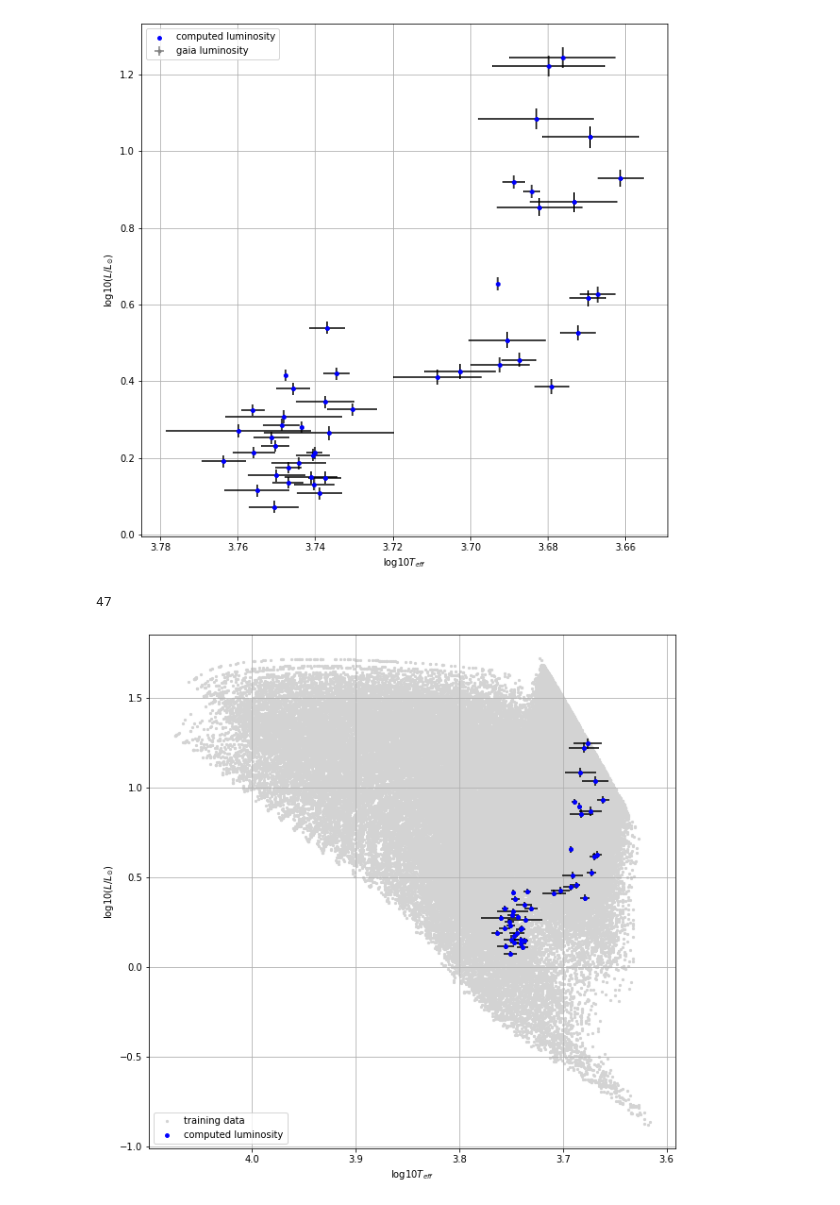
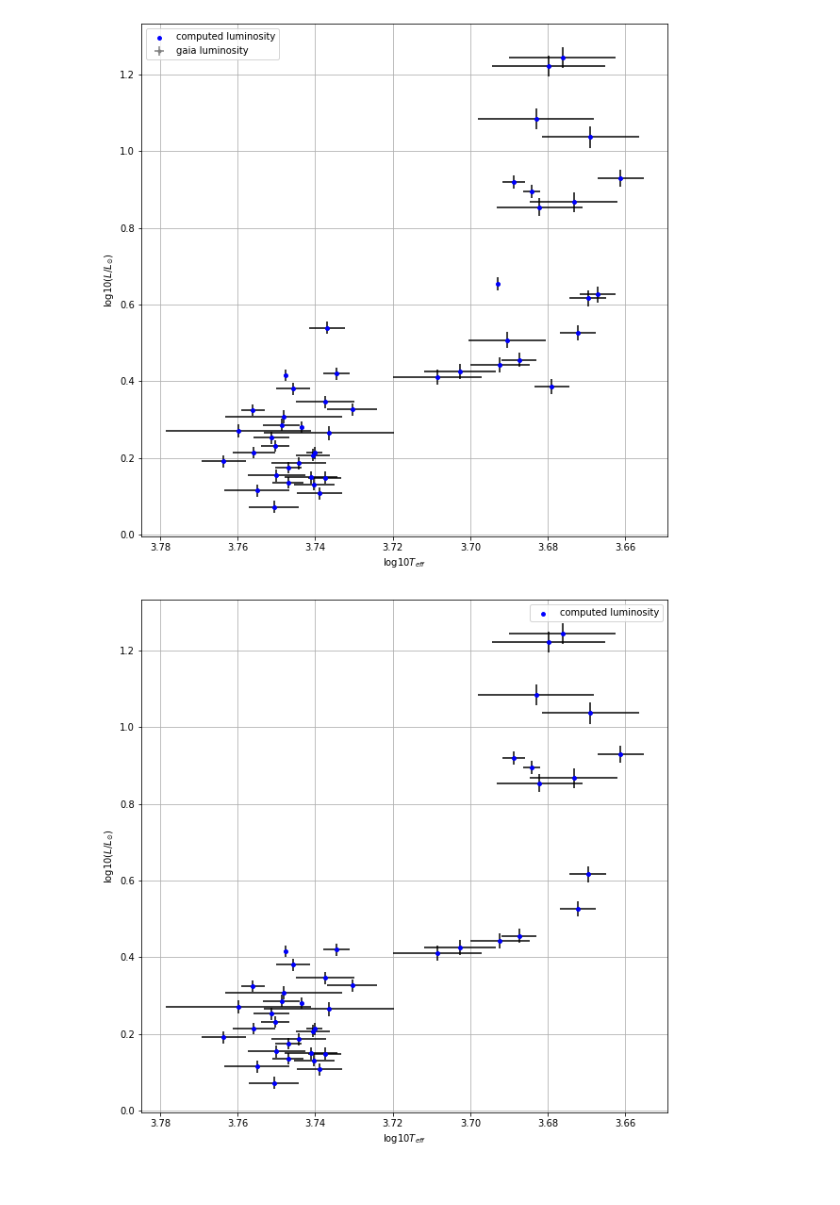
Before and after one commit to Harry-Westwood/Y4-Project-InterNeuralStellar, a Jupyter notebook: data_collection/NGC_6791/cluster_collect_NGC6791.ipynb, the cells around one changed output. Saved outputs shown, nothing was run; the diff lists cells and outputs as text; code cells hidden in the pictures.

Commit message:
enforcing more aggressive star removal - NGC6791

```diff
--- a/data_collection/NGC_6791/cluster_collect_NGC6791.ipynb
+++ b/data_collection/NGC_6791/cluster_collect_NGC6791.ipynb
@@ -19,7 +19,7 @@ Created TAP+ (v1.2.1) - Connection:
 OC = 'NGC_6791'
 # %%
 #step0: match apogee data with gaia data
-apogee_Teff = matchApogeeGaia(OC)
+apogee_Teff = matchApogeeGaia('kepler')
 
 #step 1: get members in gaia IDs and write a simbad input file
 gaia_IDs, member_df = genSimbad(OC, "{}/{}_simbad_input.txt".format(OC,OC))
@@ -168,20 +181,18 @@ cut_df = step8_df[step8_df['value']>0].copy()
 plotCluster(cut_df, plot_gaia=True)
 # %% [output]
 [figure]
-# %%
-print(len(cut_df.index))
-# %% [output]
-47
 # %%
 #removing blue stragglers
 #no blue stragglers
 
 #removing other weird stars
 step9_df = removeStars(cut_df, 3.74, 0.6,1)
+step9_df = removeStars(step9_df, 3.70, 0.7,1)
+step9_df = removeStars(step9_df, 3.68, 0.4,1)
 
-plotCluster(step9_df, plot_gaia=False, plot_train=True, grid_path='grid2_early.csv')
+plotCluster(step9_df, plot_gaia=False, plot_train=False, grid_path='grid2_early.csv')
 # %% [output]
-[figure, old version]
+[figure, new version]
 # %%
 #save data to csv
 step9_df.to_csv(f'{OC}/{OC}_final.csv',index=False)
```
Also changed, not shown: parts of 2 cells of this notebook, 1 other file.
